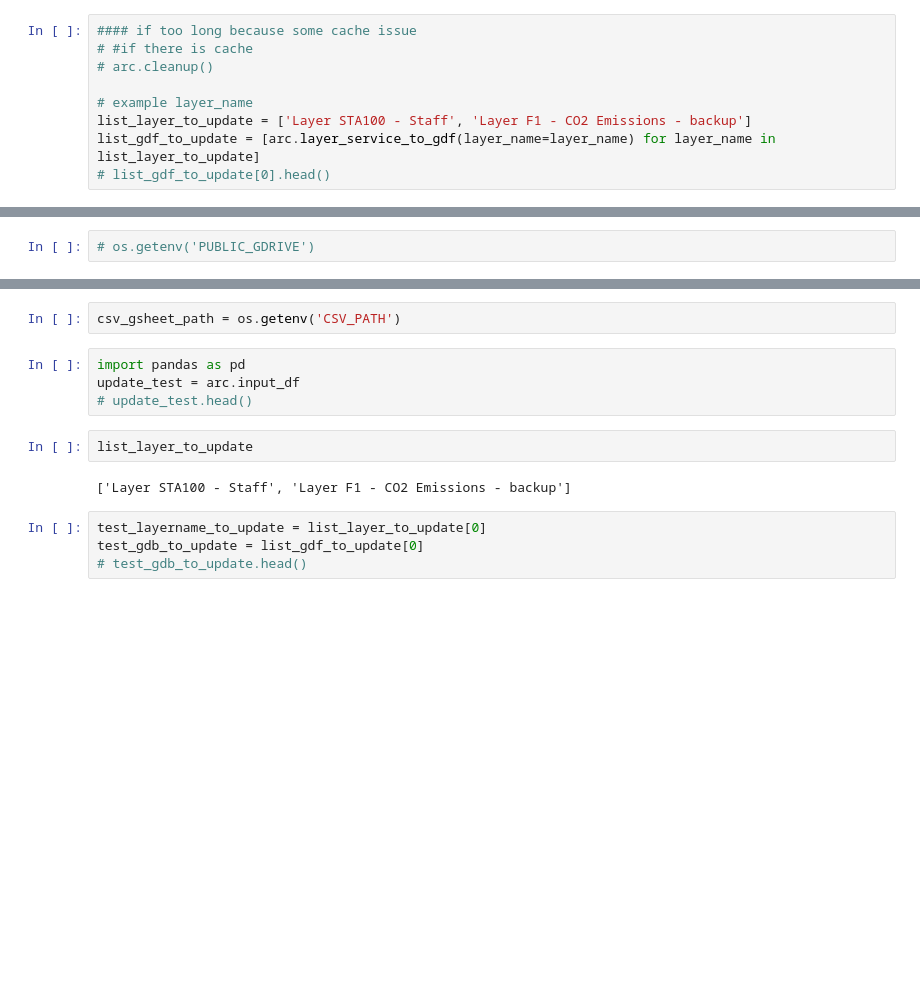
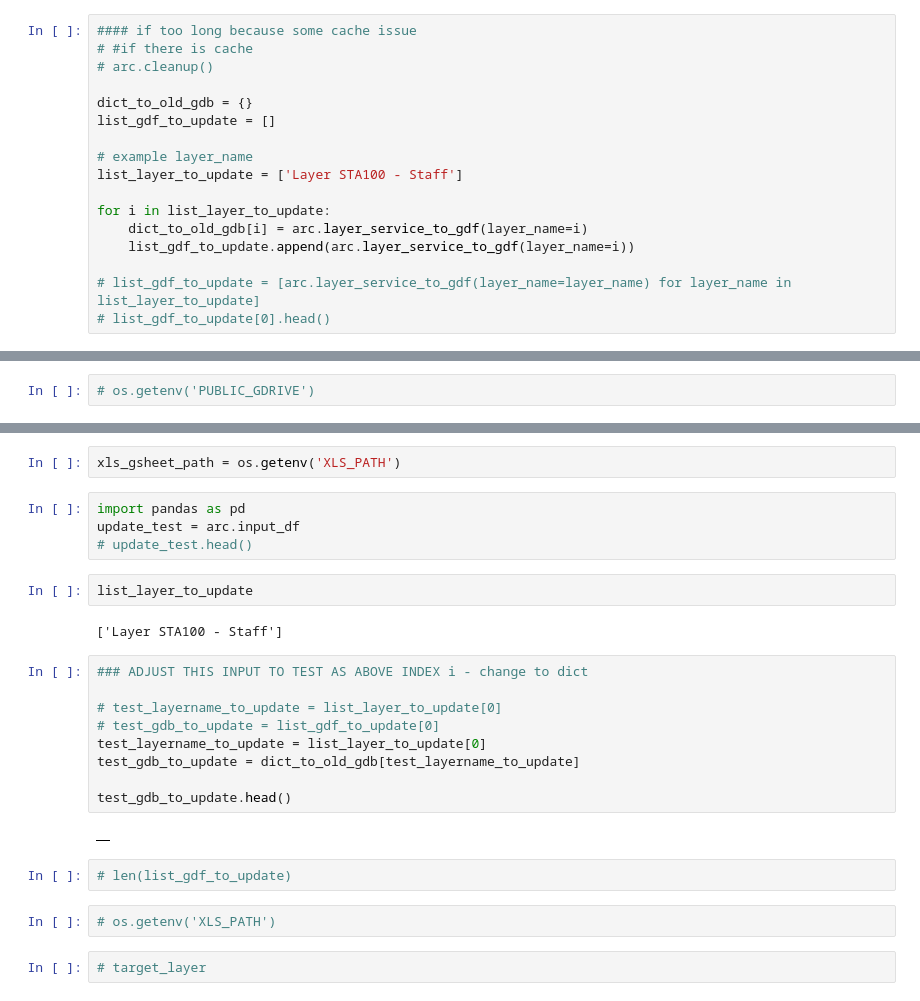
Before and after one commit to miqbalf/arcpy_arcgis_api_lib, a Jupyter notebook: example_notebook.ipynb, the cells around one changed output, grey strips where cells are left out. Saved outputs shown, nothing was run; the diff lists cells and outputs as text; blank space fills up the shorter version.

Commit message:
success upload append

```diff
--- a/example_notebook.ipynb
+++ b/example_notebook.ipynb
@@ -64,8 +66,16 @@ INFO:csv_append.main:ArcGIS API initialized with lazy loading enabled
 # #if there is cache
 # arc.cleanup()
 
+dict_to_old_gdb = {}
+list_gdf_to_update = []
+
 # example layer_name
-list_layer_to_update = ['Layer STA100 - Staff', 'Layer F1 - CO2 Emissions - backup']
-list_gdf_to_update = [arc.layer_service_to_gdf(layer_name=layer_name) for layer_name in list_layer_to_update]
+list_layer_to_update = ['Layer STA100 - Staff']
+
+for i in list_layer_to_update:
+    dict_to_old_gdb[i] = arc.layer_service_to_gdf(layer_name=i)
+    list_gdf_to_update.append(arc.layer_service_to_gdf(layer_name=i))
+
+# list_gdf_to_update = [arc.layer_service_to_gdf(layer_name=layer_name) for layer_name in list_layer_to_update]
 # list_gdf_to_update[0].head()
 # %% [output]
@@ -113,5 +116,5 @@ len(arc.list_feature_layer)
 # %%
-csv_gsheet_path = os.getenv('CSV_PATH')
+xls_gsheet_path = os.getenv('XLS_PATH')
 # %%
 import pandas as pd
 update_test = arc.input_df
@@ -119,8 +122,21 @@ update_test = arc.input_df
 # %%
 list_layer_to_update
 # %% [output]
-['Layer STA100 - Staff', 'Layer F1 - CO2 Emissions - backup']
+['Layer STA100 - Staff']
 # %%
+### ADJUST THIS INPUT TO TEST AS ABOVE INDEX i - change to dict
+
+# test_layername_to_update = list_layer_to_update[0]
+# test_gdb_to_update = list_gdf_to_update[0]
 test_layername_to_update = list_layer_to_update[0]
-test_gdb_to_update = list_gdf_to_update[0]
-# test_gdb_to_update.head()
+test_gdb_to_update = dict_to_old_gdb[test_layername_to_update]
+
+test_gdb_to_update.head()
+# %% [output]
+|  |
+# %%
+# len(list_gdf_to_update)
+# %%
+# os.getenv('XLS_PATH')
+# %%
+# target_layer
```
Also changed, not shown: parts of 42 cells of this notebook, 6 other files.
